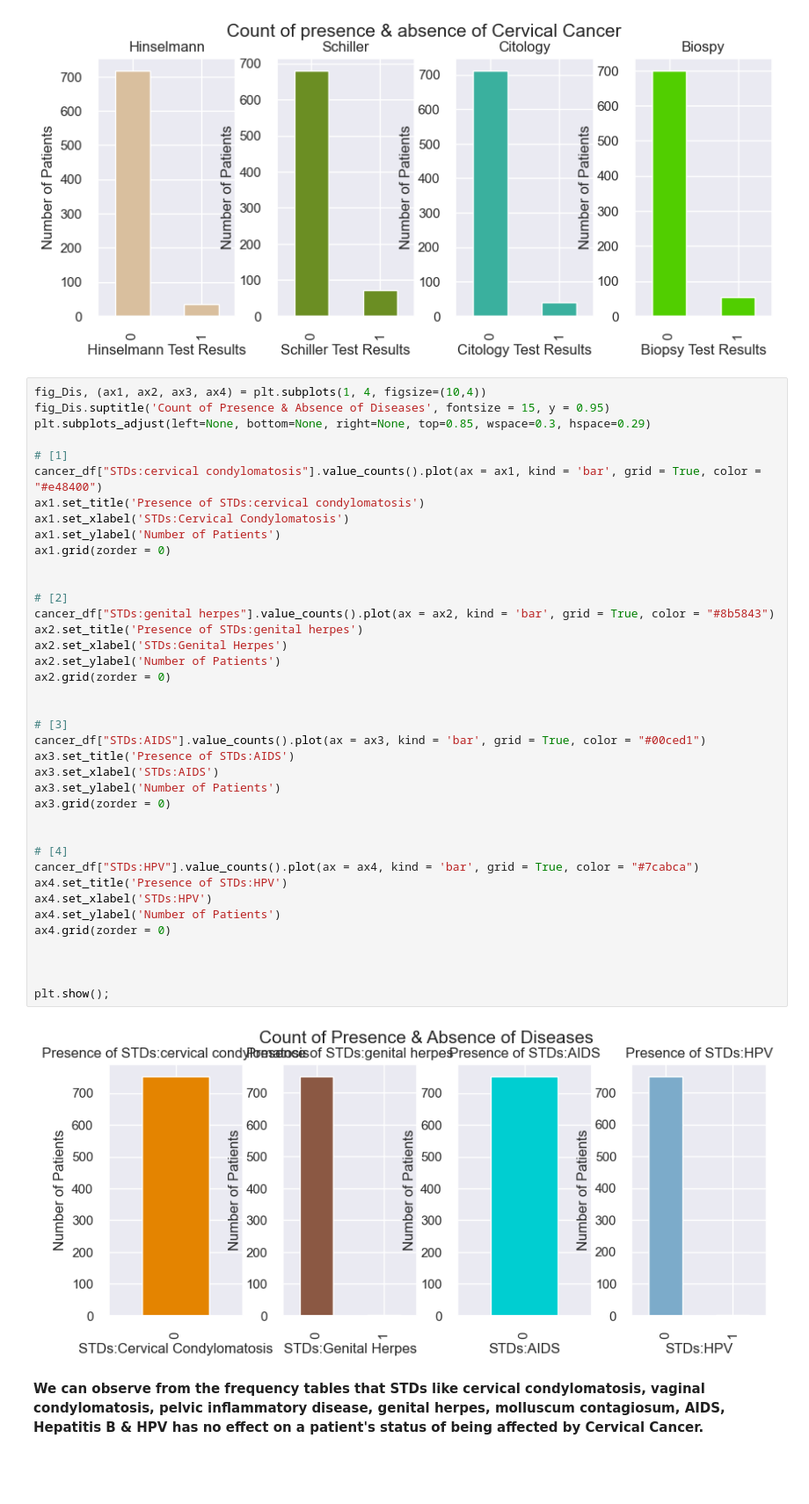
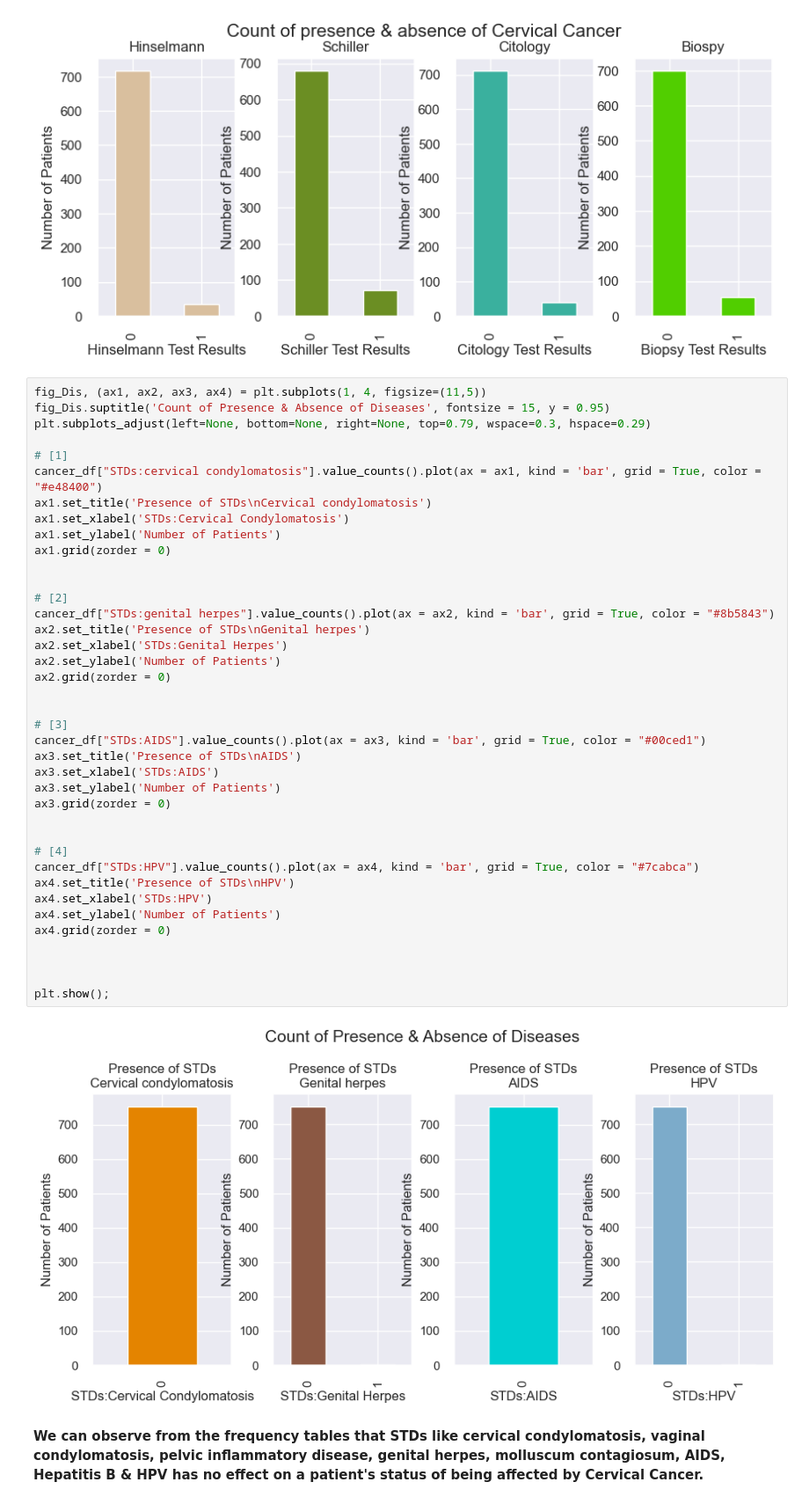
Before and after one commit to sankhadeepriju/Cervical-Cancer-Risk-Factors, a Jupyter notebook: cervical_cancer♥.ipynb, the cells around one changed output. Shown at 88% size. Cells and saved outputs as stored; diff of their text form; blank space fills up the shorter version.

Commit message:
disease plot rectified

```diff
--- a/cervical_cancer♥.ipynb
+++ b/cervical_cancer♥.ipynb
@@ -554,46 +554,46 @@ plt.show();
 # %% [output]
 [figure]
 # %%
-fig_Dis, (ax1, ax2, ax3, ax4) = plt.subplots(1, 4, figsize=(10,4))
+fig_Dis, (ax1, ax2, ax3, ax4) = plt.subplots(1, 4, figsize=(11,5))
 fig_Dis.suptitle('Count of Presence & Absence of Diseases', fontsize = 15, y = 0.95)
-plt.subplots_adjust(left=None, bottom=None, right=None, top=0.85, wspace=0.3, hspace=0.29)
+plt.subplots_adjust(left=None, bottom=None, right=None, top=0.79, wspace=0.3, hspace=0.29)
 
 # [1]
 cancer_df["STDs:cervical condylomatosis"].value_counts().plot(ax = ax1, kind = 'bar', grid = True, color = "#e48400")
-ax1.set_title('Presence of STDs:cervical condylomatosis')
+ax1.set_title('Presence of STDs\nCervical condylomatosis')
 ax1.set_xlabel('STDs:Cervical Condylomatosis')
 ax1.set_ylabel('Number of Patients')
 ax1.grid(zorder = 0)
 
 
 # [2]
 cancer_df["STDs:genital herpes"].value_counts().plot(ax = ax2, kind = 'bar', grid = True, color = "#8b5843")
-ax2.set_title('Presence of STDs:genital herpes')
+ax2.set_title('Presence of STDs\nGenital herpes')
 ax2.set_xlabel('STDs:Genital Herpes')
 ax2.set_ylabel('Number of Patients')
 ax2.grid(zorder = 0)
 
 
 # [3]
 cancer_df["STDs:AIDS"].value_counts().plot(ax = ax3, kind = 'bar', grid = True, color = "#00ced1")
-ax3.set_title('Presence of STDs:AIDS')
+ax3.set_title('Presence of STDs\nAIDS')
 ax3.set_xlabel('STDs:AIDS')
 ax3.set_ylabel('Number of Patients')
 ax3.grid(zorder = 0)
 
 
 # [4]
 cancer_df["STDs:HPV"].value_counts().plot(ax = ax4, kind = 'bar', grid = True, color = "#7cabca")
-ax4.set_title('Presence of STDs:HPV')
+ax4.set_title('Presence of STDs\nHPV')
 ax4.set_xlabel('STDs:HPV')
 ax4.set_ylabel('Number of Patients')
 ax4.grid(zorder = 0)
 
 
 
 plt.show();
 # %% [output]
-[figure, old version]
+[figure, new version]
 # %% [markdown]
 **We can observe from the frequency tables that STDs like cervical condylomatosis, vaginal condylomatosis, pelvic inflammatory disease, genital herpes, molluscum contagiosum, AIDS, Hepatitis B & HPV has no effect on a patient's status of being affected by Cervical Cancer.**
 # %%
```
